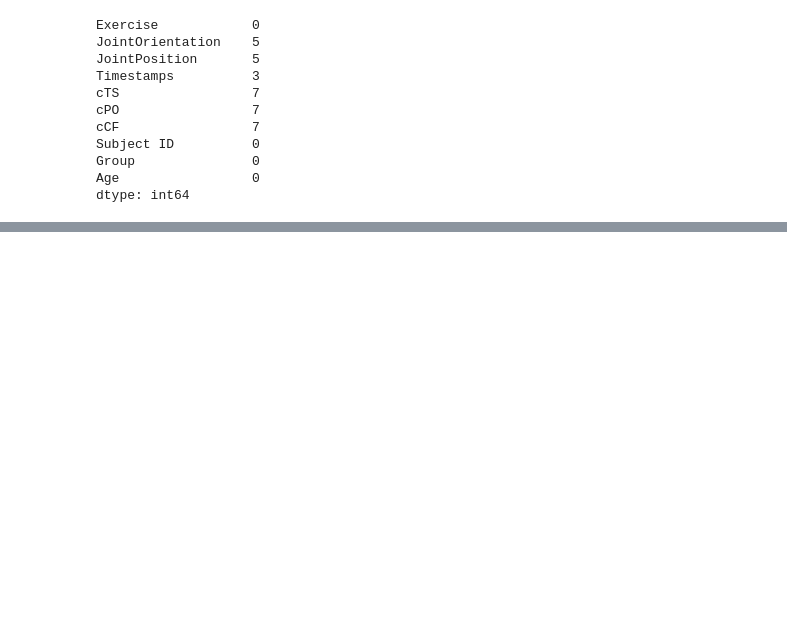
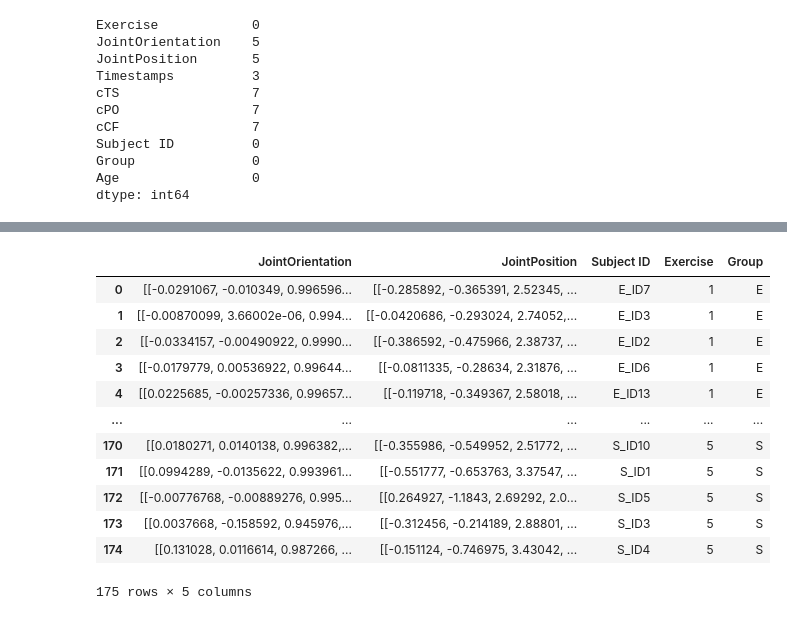
Before and after one commit to ulkudilemre/a-deep-learning-framework-for-assesing-physical-rehabilitation-exercises, a Jupyter notebook: Understanding Kimore Dataset.ipynb, the cells around one changed output, grey strips where cells are left out. Saved outputs shown, nothing was run; the diff lists cells and outputs as text; code cells hidden in the pictures; blank space fills up the shorter version.

```diff
--- a/Understanding Kimore Dataset.ipynb
+++ b/Understanding Kimore Dataset.ipynb
@@ -211,0 +241,6 @@ Group: S        Exercise: 5     Count: 10
+# %%
+outlier = findOutlierLen(df.JointPosition, df.JointOrientation)
+if len(outlier) > 0:
+    df = df.drop(outlier).reset_index(drop=True)
+    outlier = findOutlierLen(df.JointPosition, df.JointOrientation)
+del outlier
@@ -211,0 +278,41 @@ Group: S        Exercise: 5     Count: 10
+# %%
+from numpy.lib.stride_tricks import sliding_window_view
+
+def windowing(joints, shape = 100):
+    v = sliding_window_view(np.array(joints[0:len(joints) - (len(joints) % 100)]).flatten(), shape)
+    return v[::v.shape[0]//500,:]
+# %%
+df.JointPosition = df.JointPosition.apply(lambda x: windowing(x)[:500, :]).to_numpy()
+df.JointOrientation = df.JointOrientation.apply(lambda x: windowing(x)[:500, :]).to_numpy()
+# %%
+list_of_group = []
+for g in df.Group.unique():
+    for e in df.Exercise.unique():
+        subset = df.loc[(df["Group"] == g) & (df["Exercise"] == e), :].sample(7)
+        list_of_group.append(subset)
+
+downsampled_df = pd.concat(list_of_group, ignore_index=True)
+del list_of_group
+# %%
+downsampled_df = downsampled_df.drop(columns=["Timestamps", "cTS", "cPO", "cCF",  "Age "])
+e = downsampled_df.pop("Exercise")
+g = downsampled_df.pop("Group")
+downsampled_df["Exercise"] = e
+downsampled_df["Group"] = g
+del e
+del g
+downsampled_df
+# %% [output]
+|  | JointOrientation | JointPosition | Subject ID | Exercise | Group |
+| 0 | [[-0.0291067, -0.010349, 0.996596... | [[-0.285892, -0.365391, 2.52345, ... | E_ID7 | 1 | E |
+| 1 | [[-0.00870099, 3.66002e-06, 0.994... | [[-0.0420686, -0.293024, 2.74052,... | E_ID3 | 1 | E |
+| 2 | [[-0.0334157, -0.00490922, 0.9990... | [[-0.386592, -0.475966, 2.38737, ... | E_ID2 | 1 | E |
+| 3 | [[-0.0179779, 0.00536922, 0.99644... | [[-0.0811335, -0.28634, 2.31876, ... | E_ID6 | 1 | E |
+| 4 | [[0.0225685, -0.00257336, 0.99657... | [[-0.119718, -0.349367, 2.58018, ... | E_ID13 | 1 | E |
+| ... | ... | ... | ... | ... | ... |
+| 170 | [[0.0180271, 0.0140138, 0.996382,... | [[-0.355986, -0.549952, 2.51772, ... | S_ID10 | 5 | S |
+| 171 | [[0.0994289, -0.0135622, 0.993961... | [[-0.551777, -0.653763, 3.37547, ... | S_ID1 | 5 | S |
+| 172 | [[-0.00776768, -0.00889276, 0.995... | [[0.264927, -1.1843, 2.69292, 2.0... | S_ID5 | 5 | S |
+| 173 | [[0.0037668, -0.158592, 0.945976,... | [[-0.312456, -0.214189, 2.88801, ... | S_ID3 | 5 | S |
+| 174 | [[0.131028, 0.0116614, 0.987266, ... | [[-0.151124, -0.746975, 3.43042, ... | S_ID4 | 5 | S |
+175 rows × 5 columns
```
Also changed, not shown: parts of 36 cells of this notebook.
